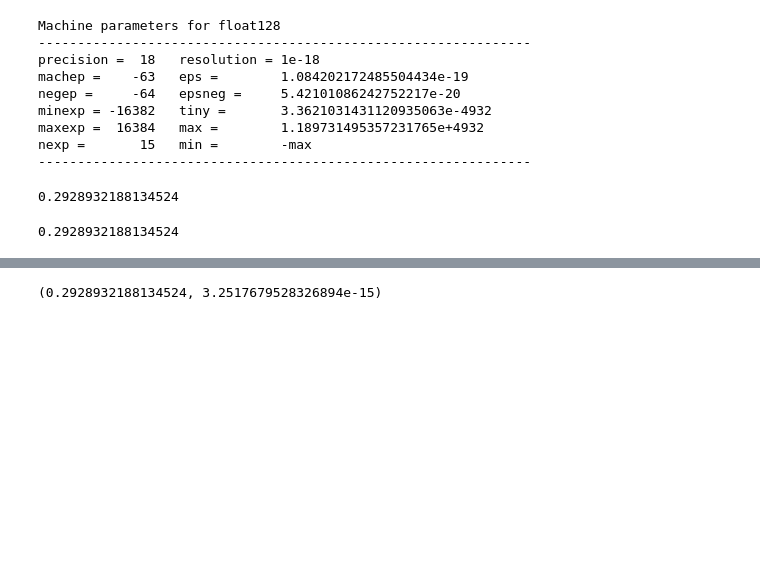
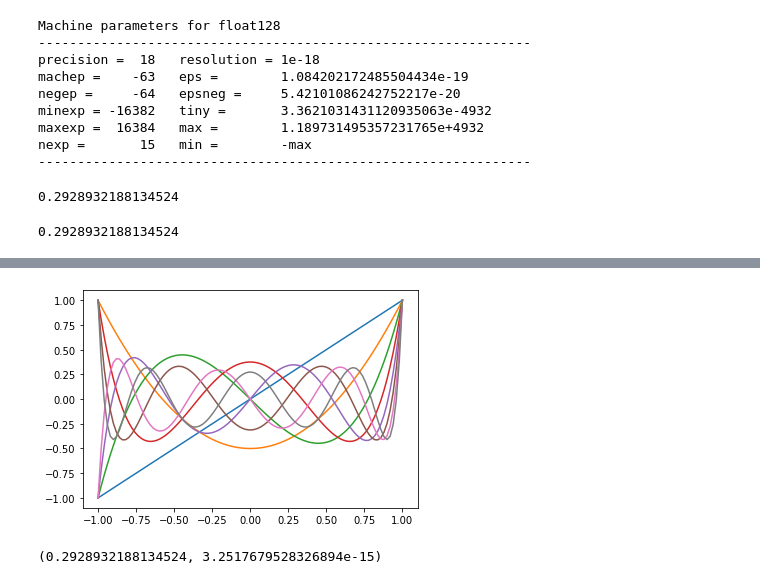
Before and after one commit to NicolasNCB/MetodosComputacionales20231, a Jupyter notebook: Week5/CuadraturaGauss.ipynb, the cells around one changed output, grey strips where cells are left out. Cells and saved outputs as stored; diff of their text form; code cells hidden in the pictures; blank space fills up the shorter version.

```diff
--- a/Week5/CuadraturaGauss.ipynb
+++ b/Week5/CuadraturaGauss.ipynb
@@ -70,3 +70,12 @@ DLegendre
+# %%
+_x = np.linspace(-1,1,100)
+
+for i, p in enumerate(Legendre):
+    if i!= 0:
+        pn = sym.lambdify([x],p,'numpy')
+        plt.plot(_x,pn(_x))
+# %% [output]
+[figure, added]
 # %%
 def GetNewton(f,df,xn,itmax=10000,precision=1e-14):
 
```
Also changed, not shown: parts of 8 cells of this notebook.
